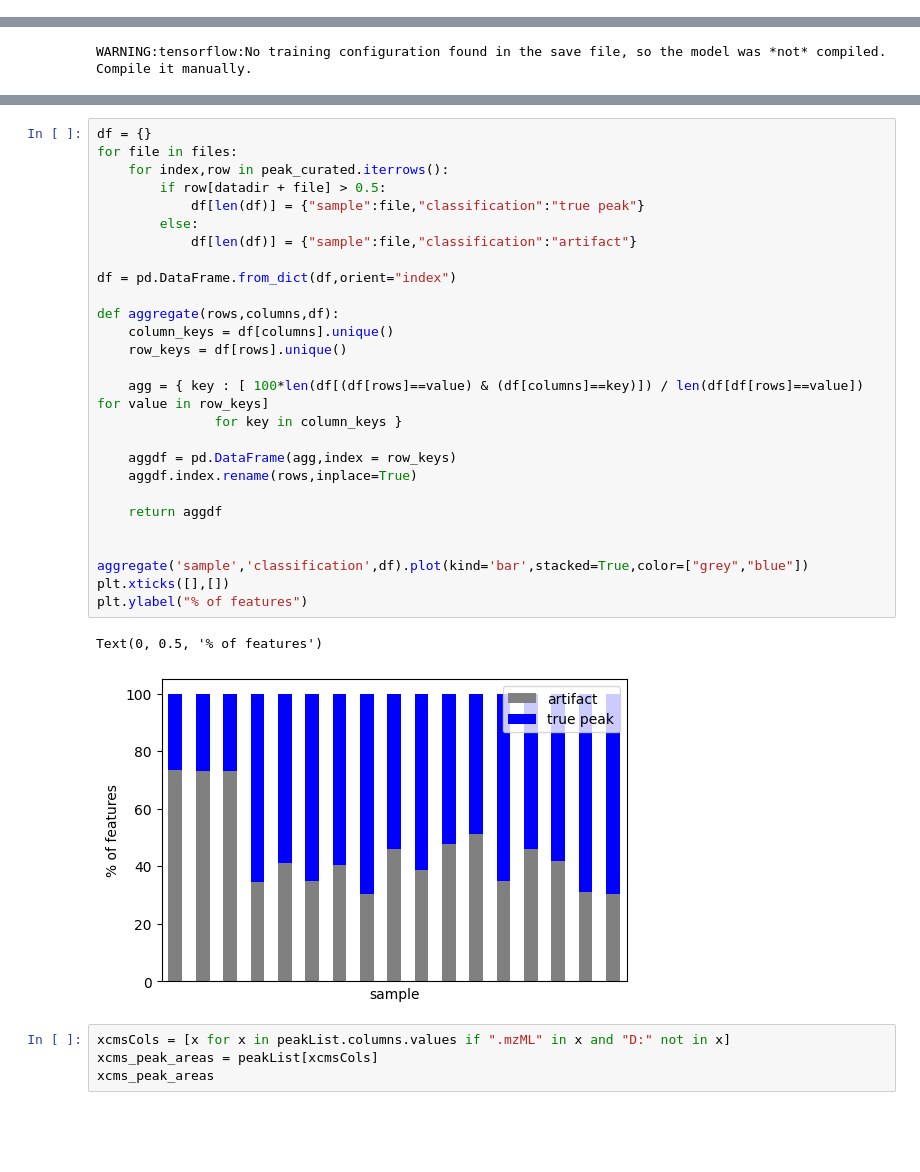
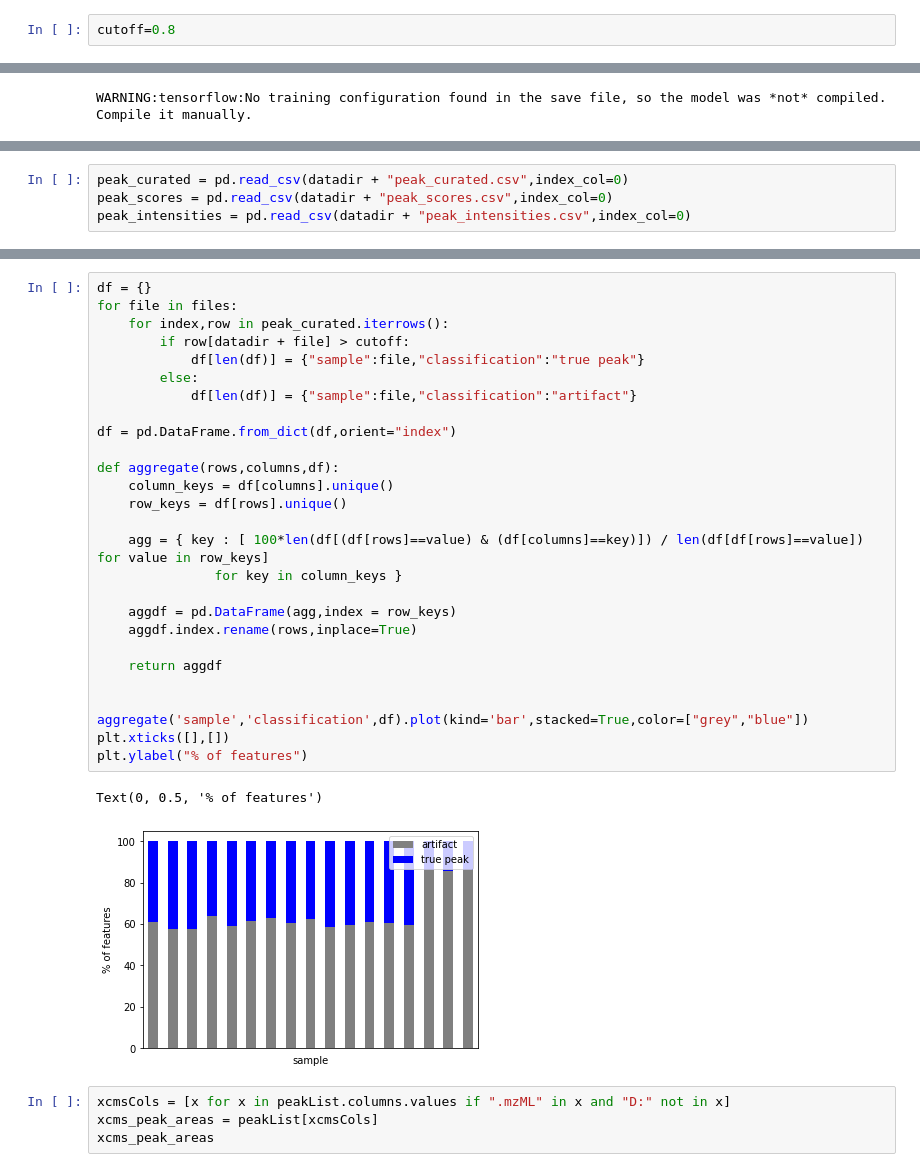
Before and after one commit to pattilab/PeakDetective, a Jupyter notebook: workbooks/biological_application.ipynb, the cells around one changed output, grey strips where cells are left out. Cells and saved outputs as stored; diff of their text form; blank space fills up the shorter version.

```diff
--- a/workbooks/biological_application.ipynb
+++ b/workbooks/biological_application.ipynb
@@ -129,3 +113,5 @@ Continue with another iteration? (1=Yes, 0=No):
+# %%
+cutoff=0.8
 # %%
 integ.save(datadir + "active/")
 # %% [output]
@@ -145,0 +142,4 @@ forming matrix |█████████████████████
+# %%
+peak_curated = pd.read_csv(datadir + "peak_curated.csv",index_col=0)
+peak_scores = pd.read_csv(datadir + "peak_scores.csv",index_col=0)
+peak_intensities = pd.read_csv(datadir + "peak_intensities.csv",index_col=0)
@@ -182,33 +210,33 @@ plt.colorbar(label="PeakDetective Score")
 # %%
 df = {}
 for file in files:
     for index,row in peak_curated.iterrows():
-        if row[datadir + file] > 0.5:
+        if row[datadir + file] > cutoff:
             df[len(df)] = {"sample":file,"classification":"true peak"}
         else:
             df[len(df)] = {"sample":file,"classification":"artifact"}
 
 df = pd.DataFrame.from_dict(df,orient="index")
 
 def aggregate(rows,columns,df):
     column_keys = df[columns].unique()
     row_keys = df[rows].unique()
 
     agg = { key : [ 100*len(df[(df[rows]==value) & (df[columns]==key)]) / len(df[df[rows]==value]) for value in row_keys]
                for key in column_keys }
 
     aggdf = pd.DataFrame(agg,index = row_keys)
     aggdf.index.rename(rows,inplace=True)
 
     return aggdf
 
 
 aggregate('sample','classification',df).plot(kind='bar',stacked=True,color=["grey","blue"])
 plt.xticks([],[])
 plt.ylabel("% of features")
 # %% [output]
 Text(0, 0.5, '% of features')
-[figure, old version]
+[figure, new version]
 # %%
 xcmsCols = [x for x in peakList.columns.values if ".mzML" in x and "D:" not in x]
 xcms_peak_areas = peakList[xcmsCols]
```
Also changed, not shown: parts of 71 cells of this notebook, 4 other files.
